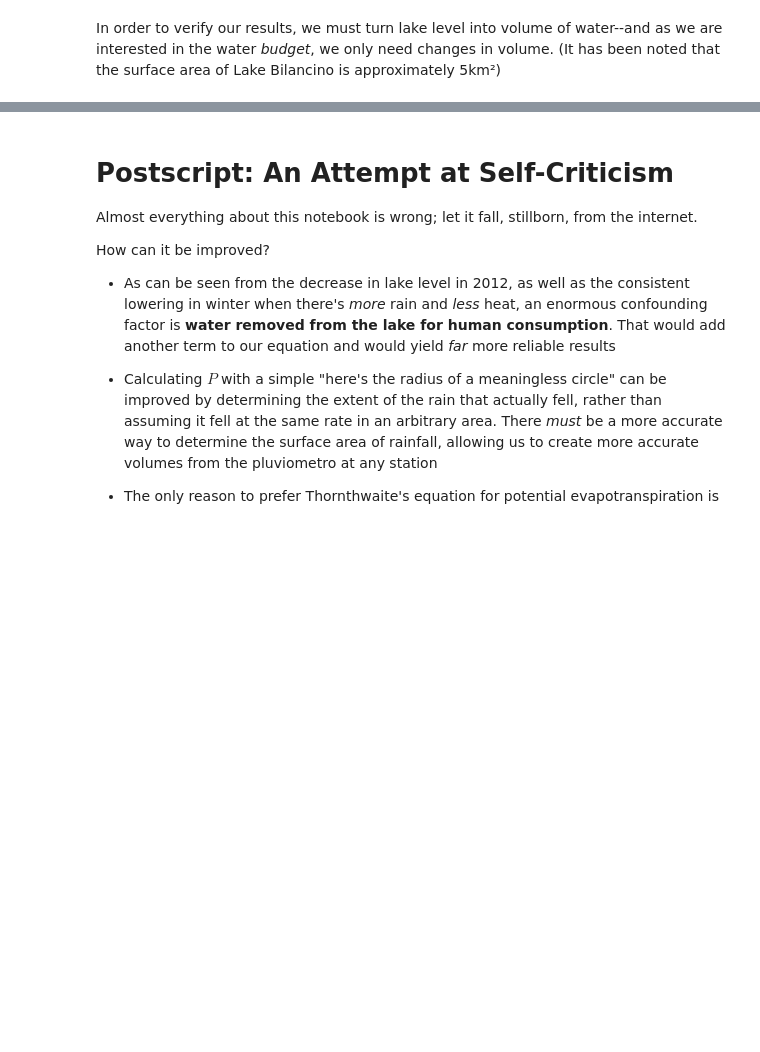
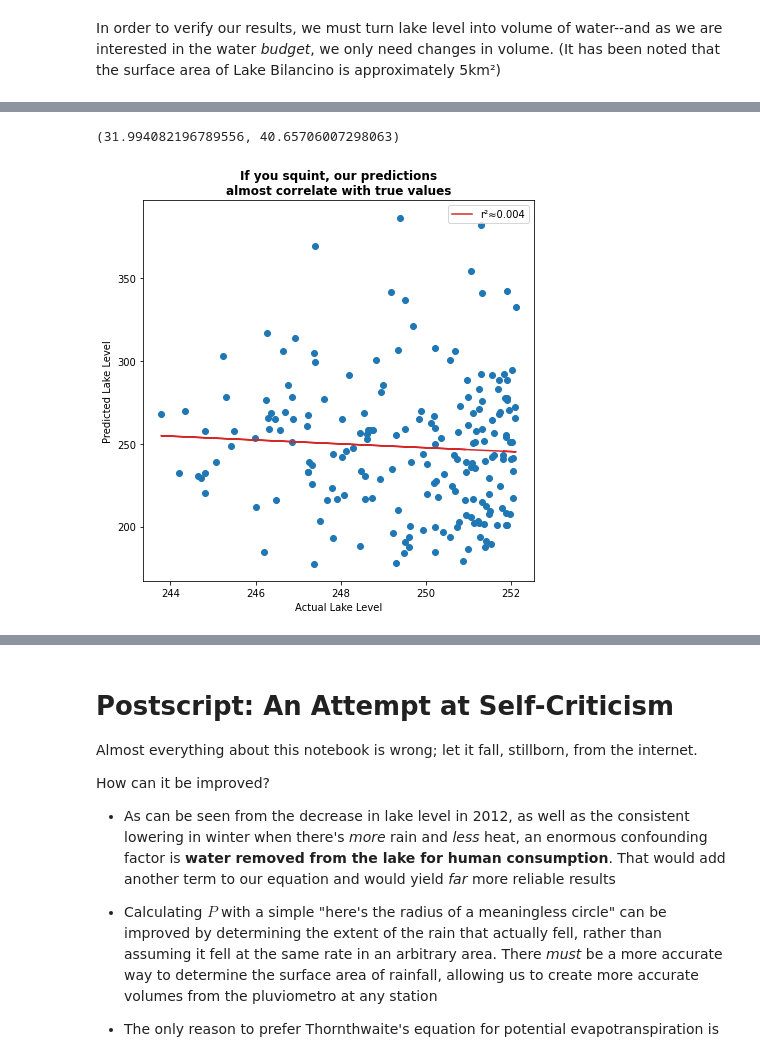
Before and after one commit to cshields143/acea_kaggle, a Jupyter notebook: mvp2.ipynb, the cells around one changed output, grey strips where cells are left out. Drawn from its saved outputs; the diff is of its cells as text; code cells hidden in the pictures; blank space fills up the shorter version.

```diff
--- a/mvp2.ipynb
+++ b/mvp2.ipynb
@@ -278,3 +278,6 @@ df.head()
 | 3 | 2004 | 4 | 84.8 | 12.441667 | 251.973667 | 153876.716137 | 86026.439794 | 72583.356669 | -4733.080326 | 251.870968 | ... |
 | 4 | 2004 | 5 | 146.8 | 14.679032 | 252.077097 | 266380.918974 | 125558.209223 | 72583.356669 | 68239.353082 | 251.973667 | ... |
 | 5 | 2004 | 6 | 29.8 | 20.098333 | 251.968667 | 54074.600718 | 204514.538775 | 72583.356669 | -223023.294726 | 252.077097 | ... |
+# %%
+df['Rlevel'] = df['R'] / 5000
+df.head()
@@ -281,3 +291,27 @@ df.head()
+# %%
+df['PredLevel'] = df['Level'] + df['Rlevel']
+# %%
+from sklearn.metrics import mean_absolute_error, mean_squared_error
+mean_absolute_error(df['Level'], df['PredLevel']), mean_squared_error(df['Level'], df['PredLevel']) ** 0.5
+# %% [output]
+(31.994082196789556, 40.65706007298063)
+# %%
+from scipy.stats import linregress
+
+bestfit = np.polyfit(df['Level'], df['PredLevel'], 1)
+bestfity = df['Level'] * bestfit[0] + bestfit[1]
+r2 = linregress(df['Level'], df['PredLevel'])[2] ** 2
+
+plt.figure(figsize=(7,7))
+plt.scatter(df['Level'], df['PredLevel'])
+plt.plot(df['Level'], bestfity, color='C3', label=f"r²≈{r2:.3f}")
+plt.title('If you squint, our predictions\nalmost correlate with true values', fontweight='bold')
+plt.ylabel('Predicted Lake Level')
+plt.xlabel('Actual Lake Level')
+plt.legend()
+plt.show()
+# %% [output]
+[figure, added]
 # %% [markdown]
 Last but not least, we compare our calculated $R$ to the change in volume:
 
```
Also changed, not shown: parts of 1 cell of this notebook, 27 other files.
